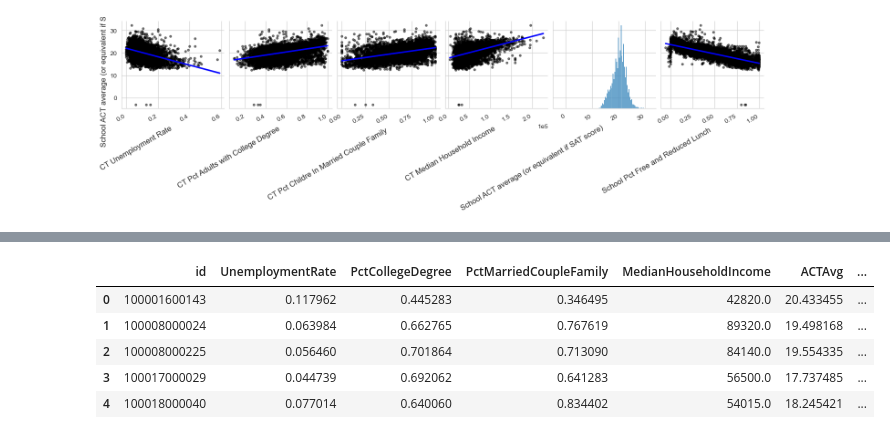
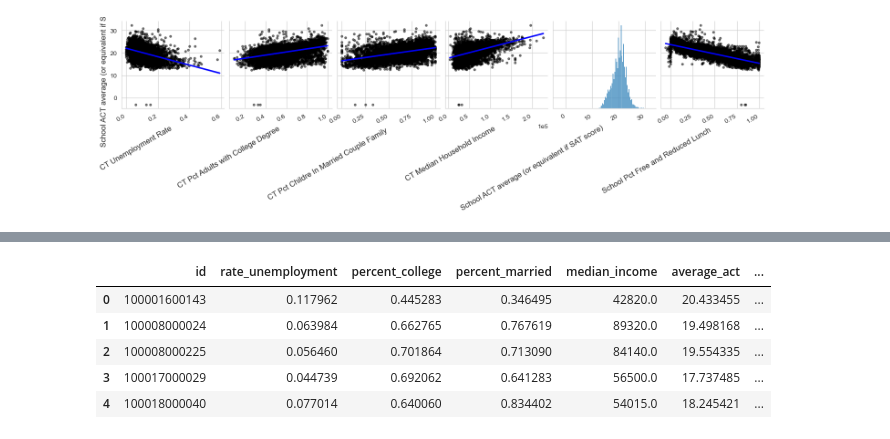
Before and after one commit to rkamatn/education_inequality, a Jupyter notebook: code/education.ipynb, the cells around one changed output, grey strips where cells are left out. Cells and saved outputs as stored; diff of their text form; code cells hidden in the pictures.

```diff
--- a/code/education.ipynb
+++ b/code/education.ipynb
@@ -13,4 +17,5 @@ sns.set_style('whitegrid')
 # %%
-edgap= pd.read_excel('../data/Edgap_data.xlsx',dtype={'NCESSCH School ID:': object})
+# Read in the data
+edgap= pd.read_excel('../data/Edgap_data.xlsx',dtype={'NCESSCH School ID': object})
 edgap
 # %% [output]
@@ -163,16 +206,16 @@ school_infomation.head()
 # %%
 edgap = edgap.rename(columns={
-    'NCESSCH': 'id',
+    'NCESSCH School ID':'id',
     'CT Unemployment Rate': 'rate_unemployment',
     'CT Pct Adults with College Degree': 'percent_college',
     'CT Pct Childre In Married Couple Family': 'percent_married',
     'CT Median Household Income': 'median_income',
     'School ACT average (or equivalent if SAT score)': 'average_act',
     'School Pct Free and Reduced Lunch': 'percent_lunch'
 })
 edgap.head()
 # %% [output]
-|  | id | UnemploymentRate | PctCollegeDegree | PctMarriedCoupleFamily | MedianHouseholdIncome | ACTAvg | ... |
+|  | id | rate_unemployment | percent_college | percent_married | median_income | average_act | ... |
 | 0 | 100001600143 | 0.117962 | 0.445283 | 0.346495 | 42820.0 | 20.433455 | ... |
 | 1 | 100008000024 | 0.063984 | 0.662765 | 0.767619 | 89320.0 | 19.498168 | ... |
 | 2 | 100008000225 | 0.056460 | 0.701864 | 0.713090 | 84140.0 | 19.554335 | ... |
```
Also changed, not shown: parts of 57 cells of this notebook, 2 other files.
